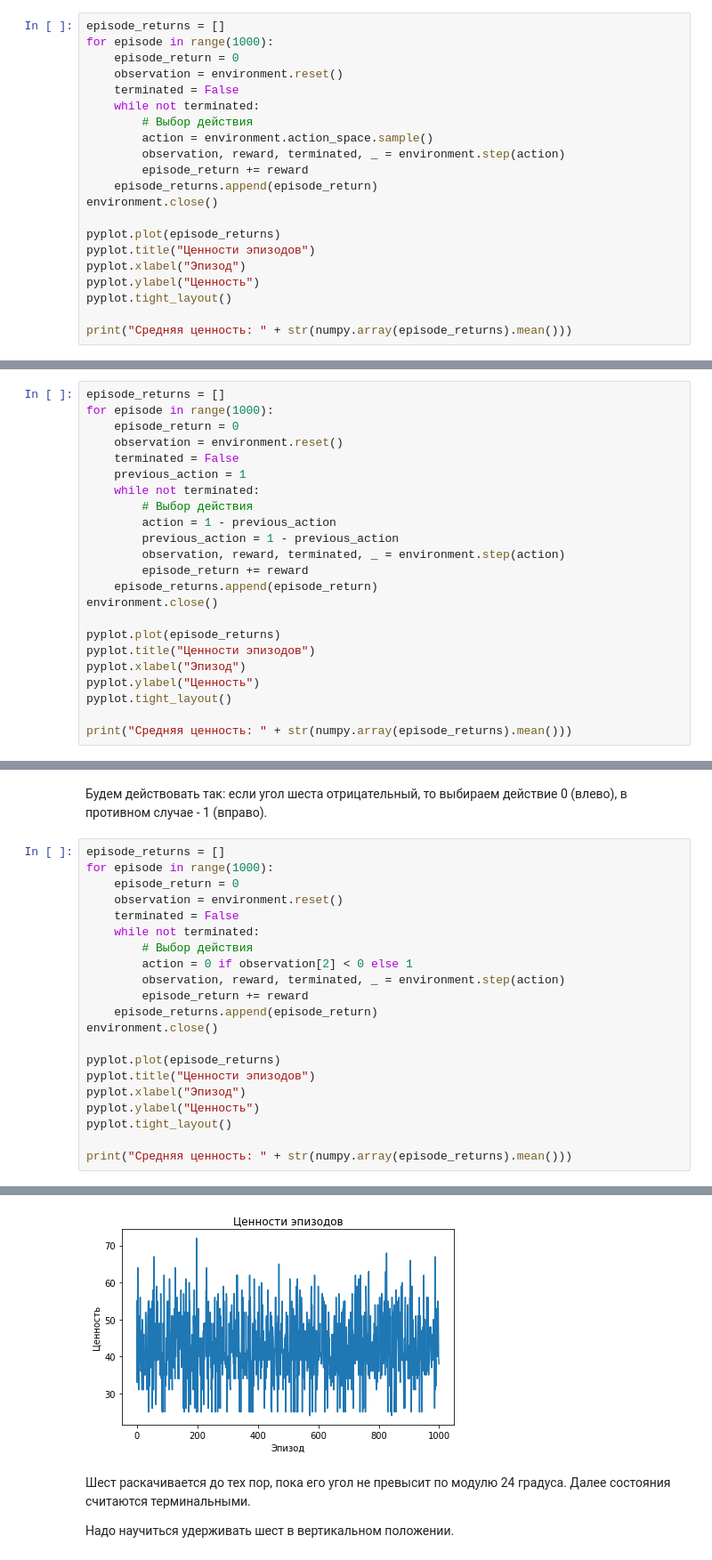
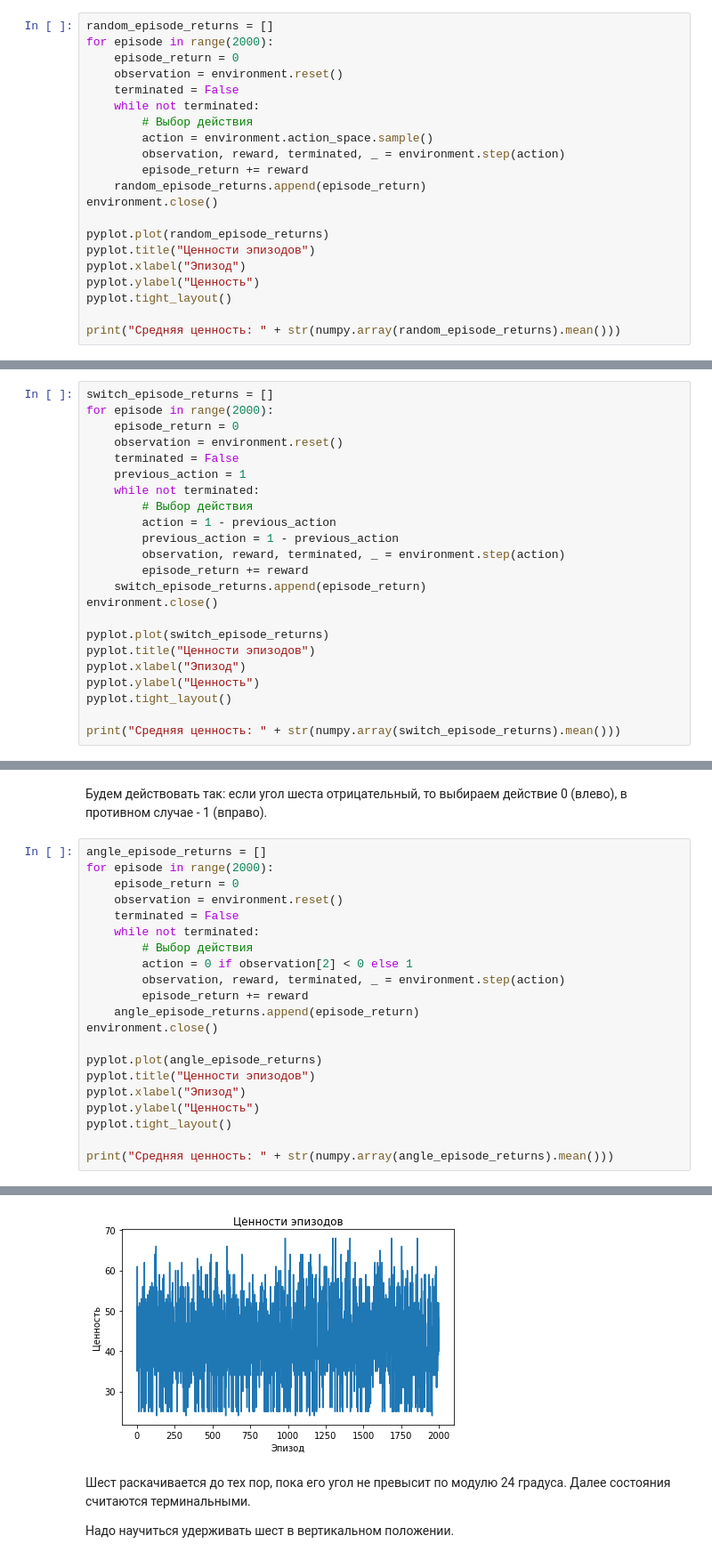
Before and after one commit to BayerGleb/RL, a Jupyter notebook: Reinforcement learning.ipynb, the cells around one changed output, grey strips where cells are left out. Shown: that part at 89% size. Saved outputs shown, nothing was run; the diff lists cells and outputs as text.

```diff
--- a/Reinforcement learning.ipynb
+++ b/Reinforcement learning.ipynb
@@ -69,8 +69,8 @@ print(environment.reward_range)
 # %% [markdown]
 На каждом этапе будем выбирать действие случайным образом
 # %%
-episode_returns = []
-for episode in range(1000):
+random_episode_returns = []
+for episode in range(2000):
     episode_return = 0
     observation = environment.reset()
     terminated = False
@@ -79,14 +79,14 @@ for episode in range(1000):
         action = environment.action_space.sample()
         observation, reward, terminated, _ = environment.step(action)
         episode_return += reward
-    episode_returns.append(episode_return)
+    random_episode_returns.append(episode_return)
 environment.close()
 
-pyplot.plot(episode_returns)
+pyplot.plot(random_episode_returns)
 pyplot.title("Ценности эпизодов")
 pyplot.xlabel("Эпизод")
 pyplot.ylabel("Ценность")
 pyplot.tight_layout()
 
-print("Средняя ценность: " + str(numpy.array(episode_returns).mean()))
+print("Средняя ценность: " + str(numpy.array(random_episode_returns).mean()))
 # %% [output]
@@ -99,8 +99,8 @@ print("Средняя ценность: " + str(numpy.array(episode_returns).mea
 # %% [markdown]
 На каждом этапе будем выбирать действие, отличное от предыдущего
 # %%
-episode_returns = []
-for episode in range(1000):
+switch_episode_returns = []
+for episode in range(2000):
     episode_return = 0
     observation = environment.reset()
     terminated = False
@@ -111,14 +111,14 @@ for episode in range(1000):
         previous_action = 1 - previous_action
         observation, reward, terminated, _ = environment.step(action)
         episode_return += reward
-    episode_returns.append(episode_return)
+    switch_episode_returns.append(episode_return)
 environment.close()
 
-pyplot.plot(episode_returns)
+pyplot.plot(switch_episode_returns)
 pyplot.title("Ценности эпизодов")
 pyplot.xlabel("Эпизод")
 pyplot.ylabel("Ценность")
 pyplot.tight_layout()
 
-print("Средняя ценность: " + str(numpy.array(episode_returns).mean()))
+print("Средняя ценность: " + str(numpy.array(switch_episode_returns).mean()))
 # %% [output]
@@ -131,8 +131,8 @@ print("Средняя ценность: " + str(numpy.array(episode_returns).mea
 # %% [markdown]
 Будем действовать так: если угол шеста отрицательный, то выбираем действие 0 (влево), в противном случае - 1 (вправо).
 # %%
-episode_returns = []
-for episode in range(1000):
+angle_episode_returns = []
+for episode in range(2000):
     episode_return = 0
     observation = environment.reset()
     terminated = False
@@ -141,14 +141,14 @@ for episode in range(1000):
         action = 0 if observation[2] < 0 else 1
         observation, reward, terminated, _ = environment.step(action)
         episode_return += reward
-    episode_returns.append(episode_return)
+    angle_episode_returns.append(episode_return)
 environment.close()
 
-pyplot.plot(episode_returns)
+pyplot.plot(angle_episode_returns)
 pyplot.title("Ценности эпизодов")
 pyplot.xlabel("Эпизод")
 pyplot.ylabel("Ценность")
 pyplot.tight_layout()
 
-print("Средняя ценность: " + str(numpy.array(episode_returns).mean()))
+print("Средняя ценность: " + str(numpy.array(angle_episode_returns).mean()))
 # %% [output]
@@ -156,4 +156,4 @@ print("Средняя ценность: " + str(numpy.array(episode_returns).mea
-[figure, old version]
+[figure, new version]
 # %% [markdown]
 Шест раскачивается до тех пор, пока его угол не превысит по модулю 24 градуса. Далее состояния считаются терминальными.
 
```
Also changed, not shown: parts of 15 cells of this notebook, 2 other files.
